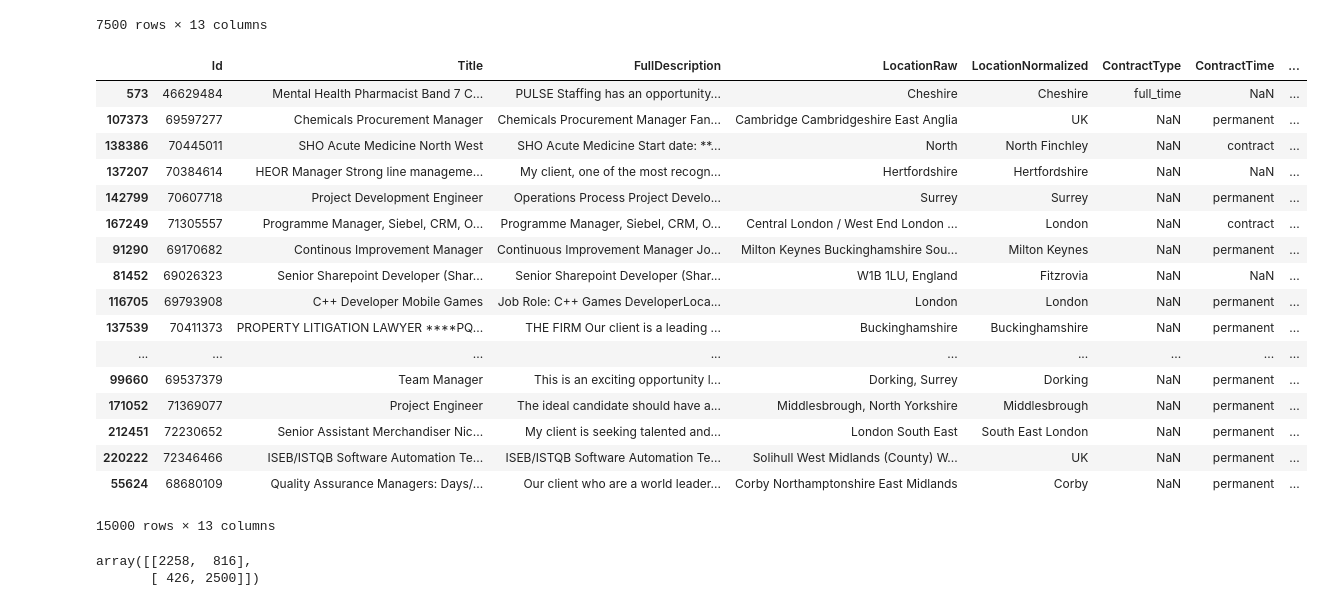
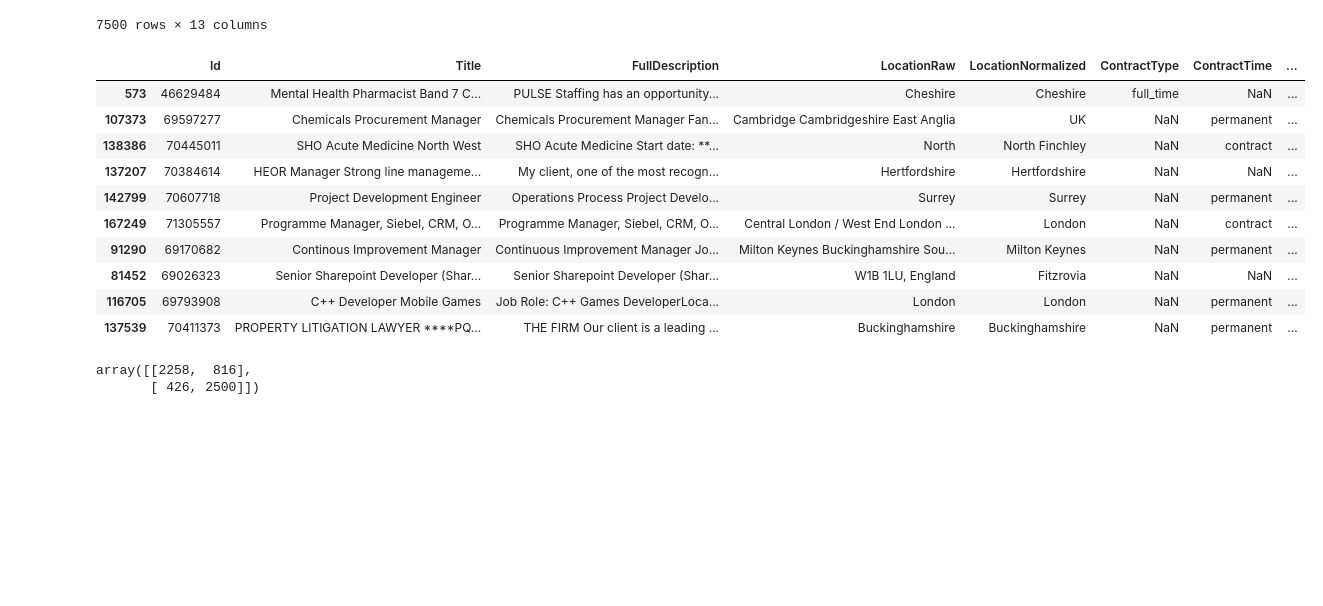
Before and after one commit to AnthonyGarino/Anthony-Text-Analytics, a Jupyter notebook: Garino Text HW 1.ipynb, the cells around one changed output. Saved outputs shown, nothing was run; the diff lists cells and outputs as text; code cells hidden in the pictures; blank space fills up the shorter version.

```diff
--- a/Garino Text HW 1.ipynb
+++ b/Garino Text HW 1.ipynb
@@ -295,26 +206,19 @@ sample_lowsalary = lowsalary.sample(7500, replace=False).copy()
 # %%
 sample = sample_highsalary.append(sample_lowsalary, ignore_index=False, verify_integrity=True)
 # %%
-sample
+sample[:10]
 # %% [output]
 |  | Id | Title | FullDescription | LocationRaw | LocationNormalized | ContractType | ContractTime | ... |
 | 573 | 46629484 | Mental Health Pharmacist Band 7 C... | PULSE Staffing has an opportunity... | Cheshire | Cheshire | full_time | NaN | ... |
 | 107373 | 69597277 | Chemicals Procurement Manager | Chemicals Procurement Manager Fan... | Cambridge Cambridgeshire East Anglia | UK | NaN | permanent | ... |
 | 138386 | 70445011 | SHO Acute Medicine North West | SHO Acute Medicine Start date: **... | North | North Finchley | NaN | contract | ... |
 | 137207 | 70384614 | HEOR Manager Strong line manageme... | My client, one of the most recogn... | Hertfordshire | Hertfordshire | NaN | NaN | ... |
 | 142799 | 70607718 | Project Development Engineer | Operations Process Project Develo... | Surrey | Surrey | NaN | permanent | ... |
 | 167249 | 71305557 | Programme Manager, Siebel, CRM, O... | Programme Manager, Siebel, CRM, O... | Central London / West End London ... | London | NaN | contract | ... |
 | 91290 | 69170682 | Continous Improvement Manager | Continuous Improvement Manager Jo... | Milton Keynes Buckinghamshire Sou... | Milton Keynes | NaN | permanent | ... |
 | 81452 | 69026323 | Senior Sharepoint Developer (Shar... | Senior Sharepoint Developer (Shar... | W1B 1LU, England | Fitzrovia | NaN | NaN | ... |
 | 116705 | 69793908 | C++ Developer Mobile Games | Job Role: C++ Games DeveloperLoca... | London | London | NaN | permanent | ... |
 | 137539 | 70411373 | PROPERTY LITIGATION LAWYER ****PQ... | THE FIRM Our client is a leading ... | Buckinghamshire | Buckinghamshire | NaN | permanent | ... |
-| ... | ... | ... | ... | ... | ... | ... | ... | ... |
-| 99660 | 69537379 | Team Manager | This is an exciting opportunity l... | Dorking, Surrey | Dorking | NaN | permanent | ... |
-| 171052 | 71369077 | Project Engineer | The ideal candidate should have a... | Middlesbrough, North Yorkshire | Middlesbrough | NaN | permanent | ... |
-| 212451 | 72230652 | Senior Assistant Merchandiser Nic... | My client is seeking talented and... | London South East | South East London | NaN | permanent | ... |
-| 220222 | 72346466 | ISEB/ISTQB Software Automation Te... | ISEB/ISTQB Software Automation Te... | Solihull West Midlands (County) W... | UK | NaN | permanent | ... |
-| 55624 | 68680109 | Quality Assurance Managers: Days/... | Our client who are a world leader... | Corby Northamptonshire East Midlands | Corby | NaN | permanent | ... |
-15000 rows × 13 columns
 # %%
 train = sample.sample(0.6*len(sample), replace=False).copy()
 # %%
```
Also changed, not shown: parts of 10 cells of this notebook.
